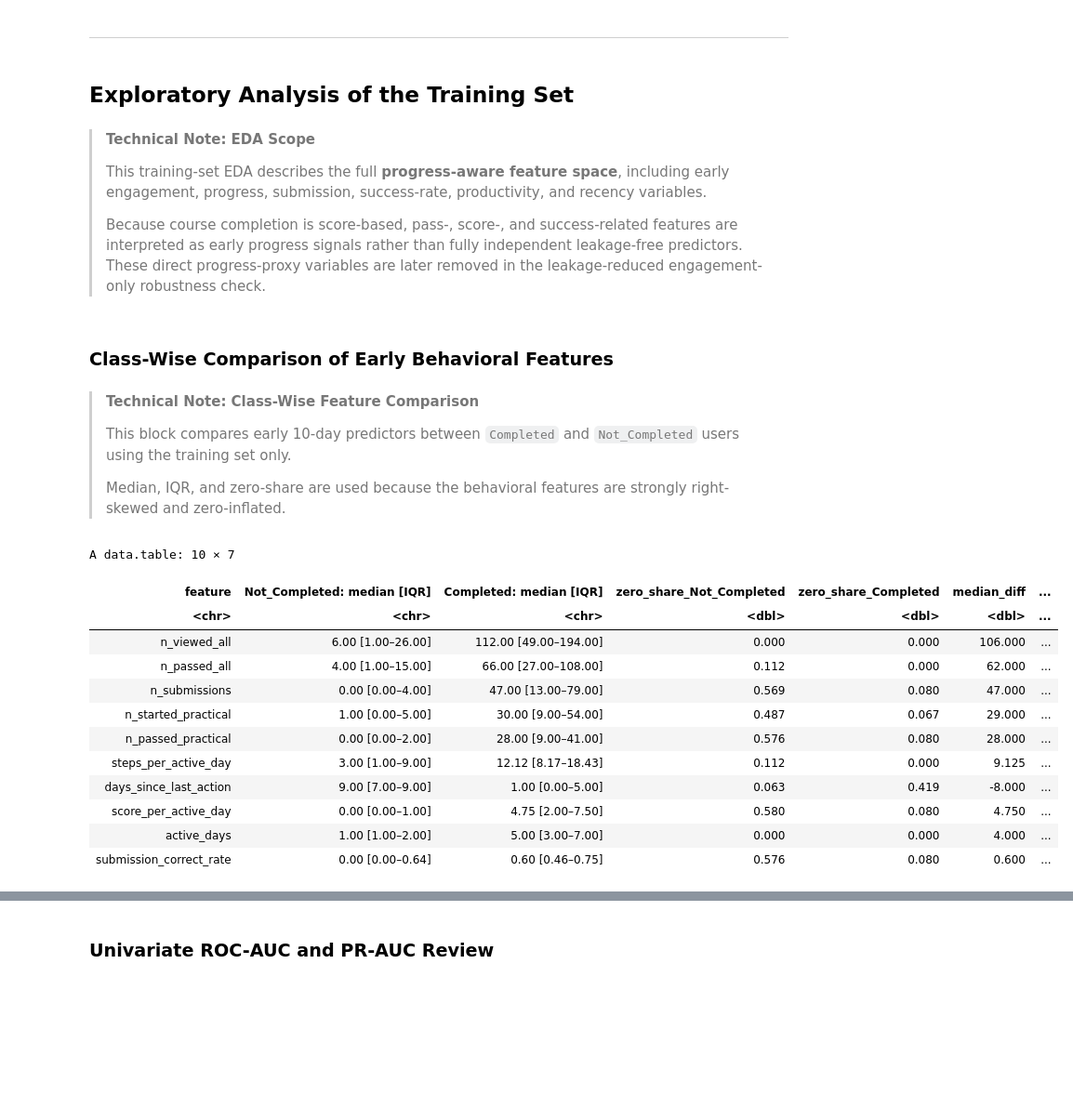
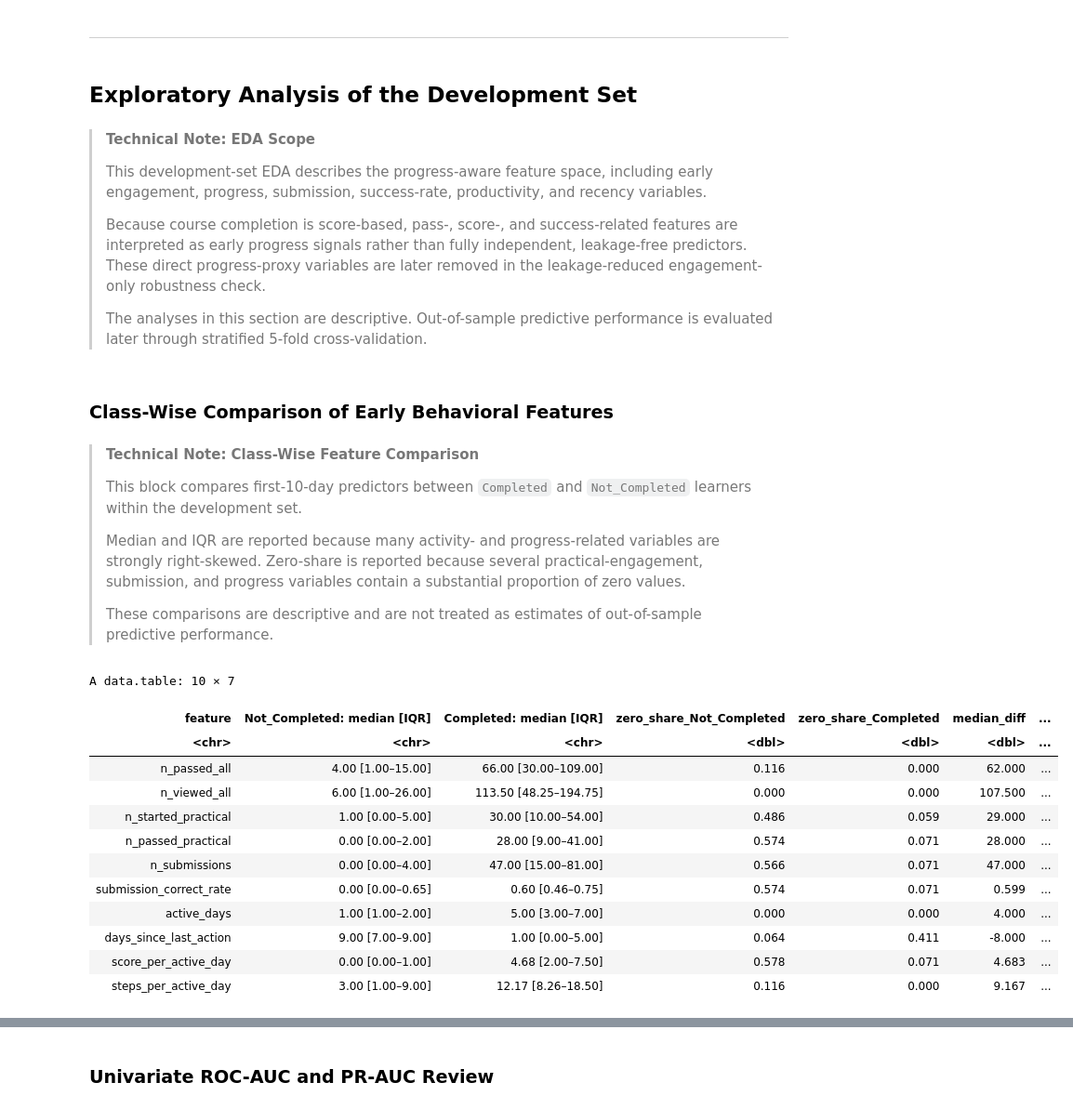
Before and after one commit to Safonovanastya87/stepik-product-analytics-completion-risk-ml, a Jupyter notebook: notebooks/03_completion_risk_modeling.ipynb, the cells around one changed output, grey strips where cells are left out. Shown at 93% size. Drawn from its saved outputs; the diff is of its cells as text; code cells hidden in the pictures; blank space fills up the shorter version.

Commit message:
Update folds-logic in ML

```diff
--- a/notebooks/03_completion_risk_modeling.ipynb
+++ b/notebooks/03_completion_risk_modeling.ipynb
@@ -604,3 +855,6 @@ test_data  <- test_data_full[, !c("user_id"), with = FALSE]
 # %%
-# Define predictor columns
-features <- setdiff(names(train_data), "completion_status")
+# Define the original predictor set.
+features <- setdiff(
+  names(development_data),
+  "completion_status"
+)
@@ -643,0 +861,19 @@ nrow(test_data)
+# %%
+# This check is performed after the split because removing predictors
+# is a model-development decision. The holdout test set must not
+# influence that decision.
+zero_var <- vapply(
+  development_data[, ..features],
+  function(x) {
+    data.table::uniqueN(x) == 1L
+  },
+  logical(1)
+)
+
+zero_var[zero_var]
+
+if (any(zero_var)) {
+  features <- features[
+    !zero_var
+  ]
+}
@@ -644,28 +992,32 @@ nrow(test_data)
 # %% [markdown]
 ---
 # %% [markdown]
-## Exploratory Analysis of the Training Set
+## Exploratory Analysis of the Development Set
 # %% [markdown]
 > **Technical Note: EDA Scope**
 >
-> This training-set EDA describes the full **progress-aware feature space**, including early engagement, progress, submission, success-rate, productivity, and recency variables.
+>This development-set EDA describes the progress-aware feature space, including early engagement, progress, submission, success-rate, productivity, and recency variables.
 >
-> Because course completion is score-based, pass-, score-, and success-related features are interpreted as early progress signals rather than fully independent leakage-free predictors. These direct progress-proxy variables are later removed in the leakage-reduced engagement-only robustness check.
+>Because course completion is score-based, pass-, score-, and success-related features are interpreted as early progress signals rather than fully independent, leakage-free predictors. These direct progress-proxy variables are later removed in the leakage-reduced engagement-only robustness check.
+>
+>The analyses in this section are descriptive. Out-of-sample predictive performance is evaluated later through stratified 5-fold cross-validation.
 # %% [markdown]
 ### Class-Wise Comparison of Early Behavioral Features
 # %% [markdown]
-> **Technical Note: Class-Wise Feature Comparison**
+>**Technical Note: Class-Wise Feature Comparison**
 >
-> This block compares early 10-day predictors between `Completed` and `Not_Completed` users using the training set only.
+>This block compares first-10-day predictors between `Completed` and `Not_Completed` learners within the development set.
 >
-> Median, IQR, and zero-share are used because the behavioral features are strongly right-skewed and zero-inflated.
+>Median and IQR are reported because many activity- and progress-related variables are strongly right-skewed. Zero-share is reported because several practical-engagement, submission, and progress variables contain a substantial proportion of zero values.
+>
+>These comparisons are descriptive and are not treated as estimates of out-of-sample predictive performance.
 # %%
 # Compare each numeric predictor between completion groups.
 feature_compare_compact <- rbindlist(lapply(features, function(col) {
 
   # Split feature values by target class.
-  nc_vals <- train_data[completion_status == "Not_Completed"][[col]]
-  c_vals  <- train_data[completion_status == "Completed"][[col]]
+  nc_vals <- development_data[completion_status == "Not_Completed"][[col]]
+  c_vals  <- development_data[completion_status == "Completed"][[col]]
 
   data.table(
     feature = col,
@@ -682,47 +1034,44 @@ feature_compare_compact <- rbindlist(lapply(features, function(col) {
     `Completed: median [IQR]` = sprintf(
       "%.2f [%.2f–%.2f]",
       median(c_vals, na.rm = TRUE),
       quantile(c_vals, 0.25, na.rm = TRUE),
       quantile(c_vals, 0.75, na.rm = TRUE)
     ),
 
-    # Share of zero values in each class.
-    # This helps identify zero inflation and missing early engagement.
+    # Share of observed zero values in each class.
+    # This helps describe the absence of recorded early activity
+    # for practical-, submission-, and progress-related features.
     zero_share_Not_Completed = round(mean(nc_vals == 0, na.rm = TRUE), 3),
     zero_share_Completed = round(mean(c_vals == 0, na.rm = TRUE), 3),
 
     # Difference in class medians: positive values mean higher values for Completed users.
     median_diff = round(
       median(c_vals, na.rm = TRUE) - median(nc_vals, na.rm = TRUE),
       3
     ),
 
     # Difference in zero shares: positive values mean more zero values among Not_Completed users.
     zero_share_diff = round(
       mean(nc_vals == 0, na.rm = TRUE) - mean(c_vals == 0, na.rm = TRUE),
       3
     )
   )
-}), fill = TRUE)
+}))
 
-# Sort by strongest median-based class separation.
-feature_compare_compact <- feature_compare_compact[
-  order(-abs(median_diff))
-]
 
 # Display comparison table.
 feature_compare_compact
 # %% [output]
 A data.table: 10 × 7
 | feature | Not_Completed: median [IQR] | Completed: median [IQR] | zero_share_Not_Completed | zero_share_Completed | median_diff | ... |
 | <chr> | <chr> | <chr> | <dbl> | <dbl> | <dbl> | ... |
-| n_viewed_all | 6.00 [1.00–26.00] | 112.00 [49.00–194.00] | 0.000 | 0.000 | 106.000 | ... |
-| n_passed_all | 4.00 [1.00–15.00] | 66.00 [27.00–108.00] | 0.112 | 0.000 | 62.000 | ... |
-| n_submissions | 0.00 [0.00–4.00] | 47.00 [13.00–79.00] | 0.569 | 0.080 | 47.000 | ... |
-| n_started_practical | 1.00 [0.00–5.00] | 30.00 [9.00–54.00] | 0.487 | 0.067 | 29.000 | ... |
-| n_passed_practical | 0.00 [0.00–2.00] | 28.00 [9.00–41.00] | 0.576 | 0.080 | 28.000 | ... |
-| steps_per_active_day | 3.00 [1.00–9.00] | 12.12 [8.17–18.43] | 0.112 | 0.000 | 9.125 | ... |
-| days_since_last_action | 9.00 [7.00–9.00] | 1.00 [0.00–5.00] | 0.063 | 0.419 | -8.000 | ... |
-| score_per_active_day | 0.00 [0.00–1.00] | 4.75 [2.00–7.50] | 0.580 | 0.080 | 4.750 | ... |
+| n_passed_all | 4.00 [1.00–15.00] | 66.00 [30.00–109.00] | 0.116 | 0.000 | 62.000 | ... |
+| n_viewed_all | 6.00 [1.00–26.00] | 113.50 [48.25–194.75] | 0.000 | 0.000 | 107.500 | ... |
+| n_started_practical | 1.00 [0.00–5.00] | 30.00 [10.00–54.00] | 0.486 | 0.059 | 29.000 | ... |
+| n_passed_practical | 0.00 [0.00–2.00] | 28.00 [9.00–41.00] | 0.574 | 0.071 | 28.000 | ... |
+| n_submissions | 0.00 [0.00–4.00] | 47.00 [15.00–81.00] | 0.566 | 0.071 | 47.000 | ... |
+| submission_correct_rate | 0.00 [0.00–0.65] | 0.60 [0.46–0.75] | 0.574 | 0.071 | 0.599 | ... |
 | active_days | 1.00 [1.00–2.00] | 5.00 [3.00–7.00] | 0.000 | 0.000 | 4.000 | ... |
-| submission_correct_rate | 0.00 [0.00–0.64] | 0.60 [0.46–0.75] | 0.576 | 0.080 | 0.600 | ... |
+| days_since_last_action | 9.00 [7.00–9.00] | 1.00 [0.00–5.00] | 0.064 | 0.411 | -8.000 | ... |
+| score_per_active_day | 0.00 [0.00–1.00] | 4.68 [2.00–7.50] | 0.578 | 0.071 | 4.683 | ... |
+| steps_per_active_day | 3.00 [1.00–9.00] | 12.17 [8.26–18.50] | 0.116 | 0.000 | 9.167 | ... |
```
Also changed, not shown: parts of 330 cells of this notebook, 2 other files.
